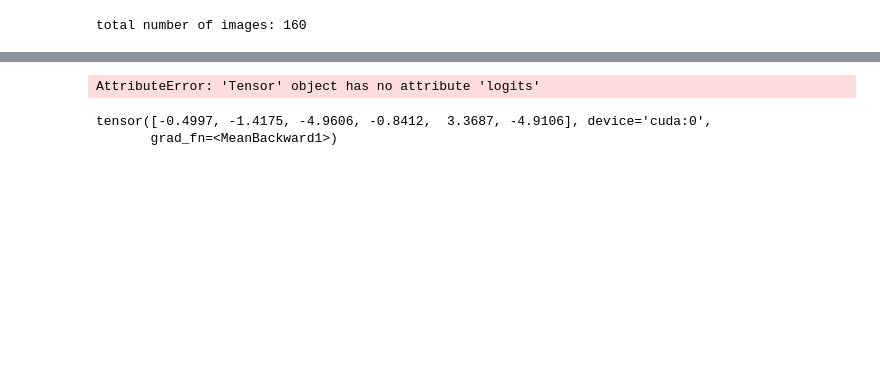
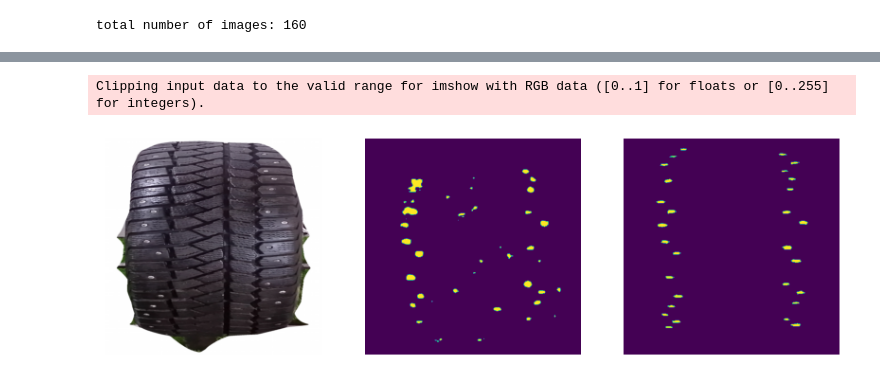
Before and after one commit to V1adych/kolobok, a Jupyter notebook: notebooks/count_spikes.ipynb, the cells around one changed output, grey strips where cells are left out. Cells and saved outputs as stored; diff of their text form; code cells hidden in the pictures; blank space fills up the shorter version.

Commit message:
Update training scripts

```diff
--- a/notebooks/count_spikes.ipynb
+++ b/notebooks/count_spikes.ipynb
@@ -147,7 +151,7 @@ class SegformerWrapper(nn.Module):
         return logits
 
 config = SegformerConfig.from_pretrained("nvidia/segformer-b2-finetuned-ade-512-512")
-config.num_labels = 6
+config.num_labels = 1
 segformer = SegformerForSemanticSegmentation(config)
 
 model = SegformerWrapper(segformer)
@@ -253,5 +310,5 @@ number of model parameters: 27351238
 # %%
-train_fn(
+model = train_fn(
     model,
     train_loader,
     val_loader,
@@ -284,26 +318,26 @@ loss.backward()
 # %%
-# model.eval()
-# img, gt_mask = val_dataset[5]
-# pred = model(img[None].to(get_device())).logits
-# # pred[:, 1:] *= 5
+model.eval()
+model.cpu()
+img, gt_mask = val_dataset[4]
+
+with torch.no_grad():
+    pred = model(img[None])[0]
+# pred[:, 1:] *= 5
 # pred_mask = torch.argmax(pred.cpu().squeeze(), dim=0).numpy()
-
-# fig, axes = plt.subplots(ncols=2, figsize=(10, 10))
-
-# axes[0].imshow(img.permute(1, 2, 0))
-# cmap = cm.get_cmap("hsv")
-# pred_mask = np.where(pred_mask[..., None] != 0, cmap(pred_mask / 6)[..., 1:], 0)
-# axes[1].imshow(pred_mask)
-
-
-# for ax in axes:
-#     ax.axis("off")
-
-# plt.show()
+pred_mask = (F.sigmoid(pred) > 0.5).to(torch.float32)
-# %% [output]
-AttributeError: 'Tensor' object has no attribute 'logits'
-# %%
-pred.mean(dim=(0, 2, 3))
-# %% [output]
-tensor([-0.4997, -1.4175, -4.9606, -0.8412,  3.3687, -4.9106], device='cuda:0',
-       grad_fn=<MeanBackward1>)
+# %%
+fig, axes = plt.subplots(ncols=3, figsize=(10, 10))
+
+axes[0].imshow(img.permute(1, 2, 0))
+# cmap = cm.get_cmap("hsv")
+# pred_mask = np.where(pred_mask[..., None] != 0, cmap(pred_mask / 6)[..., 1:], 0)
+axes[1].imshow(pred_mask[0])
+axes[2].imshow(gt_mask)
+
+for ax in axes:
+    ax.axis("off")
+
+plt.show()
+# %% [output]
+Clipping input data to the valid range for imshow with RGB data ([0..1] for floats or [0..255] for integers).
+[figure, added]
```
Also changed, not shown: parts of 16 cells of this notebook, 2 other files.
